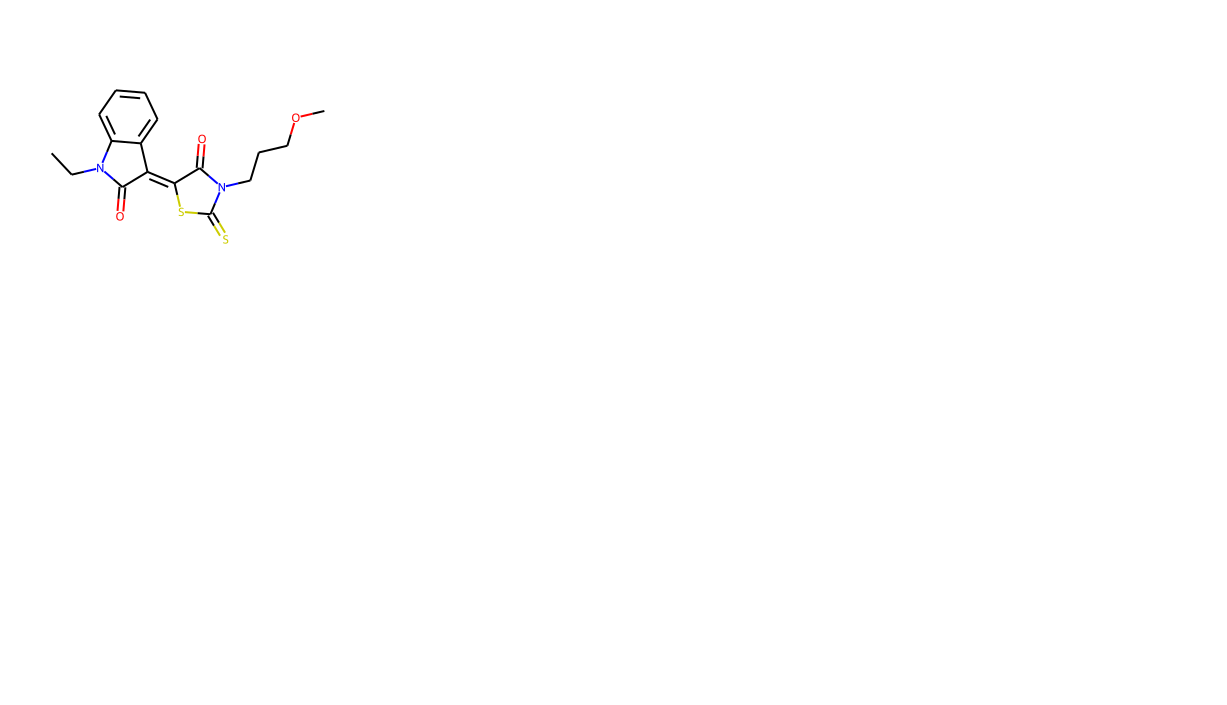
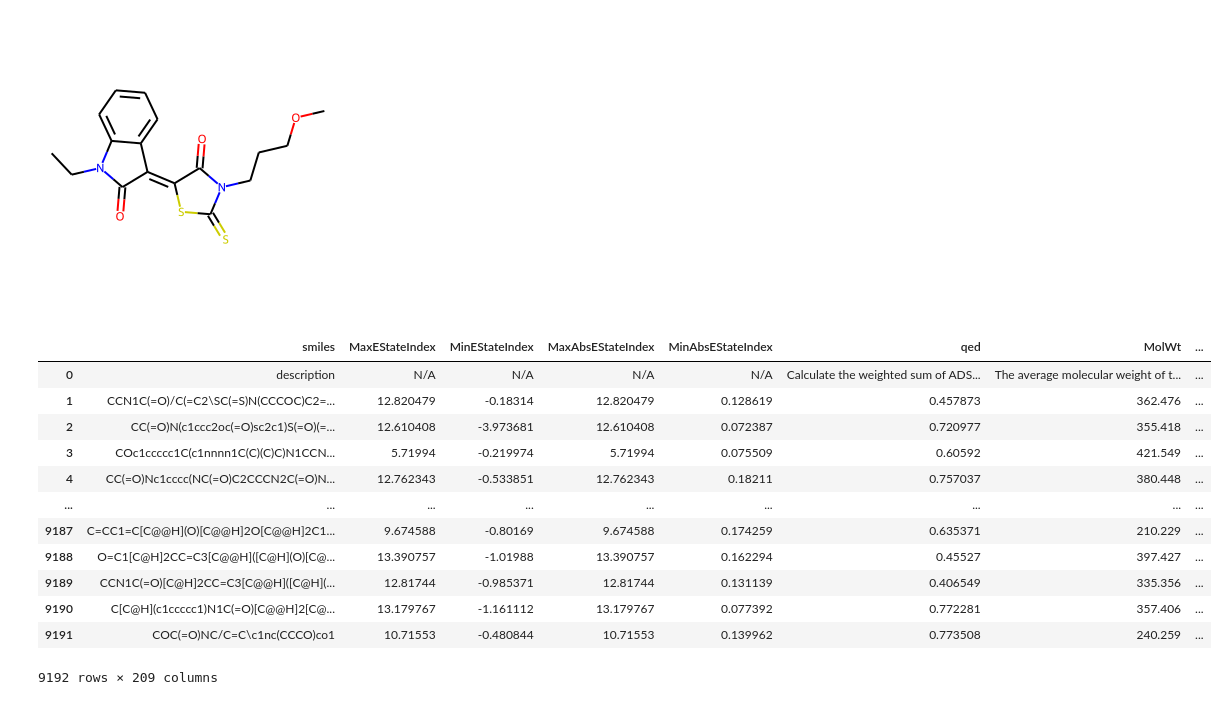
Before and after one commit to JonnaMat/CYP-inhibition, a Jupyter notebook: src/project.ipynb, the cells around one changed output. Cells and saved outputs as stored; diff of their text form; code cells hidden in the pictures; blank space fills up the shorter version.

Commit message:
Implement function to calculate descriptors

```diff
--- a/src/project.ipynb
+++ b/src/project.ipynb
@@ -3,6 +4,6 @@ from data_preparation.basics import load_dataset_split, draw_molecule
 # %%
 task = 'CYP2D6'
-split = load_dataset_split(task)
+split = load_tdc_dataset_split(task)
 # %% [output]
 Found local copy...
 Loading...
@@ -61,3 +62,21 @@ split['test']
 draw_molecule(smiles=split['train']['Drug'][0])
 # %% [output]
 [figure]
+# %%
+df = calculate_descriptors(list(split["train"]["Drug"]))
+# %%
+df
+# %% [output]
+|  | smiles | MaxEStateIndex | MinEStateIndex | MaxAbsEStateIndex | MinAbsEStateIndex | qed | MolWt | ... |
+| 0 | description | N/A | N/A | N/A | N/A | Calculate the weighted sum of ADS... | The average molecular weight of t... | ... |
+| 1 | CCN1C(=O)/C(=C2\SC(=S)N(CCCOC)C2=... | 12.820479 | -0.18314 | 12.820479 | 0.128619 | 0.457873 | 362.476 | ... |
+| 2 | CC(=O)N(c1ccc2oc(=O)sc2c1)S(=O)(=... | 12.610408 | -3.973681 | 12.610408 | 0.072387 | 0.720977 | 355.418 | ... |
+| 3 | COc1ccccc1C(c1nnnn1C(C)(C)C)N1CCN... | 5.71994 | -0.219974 | 5.71994 | 0.075509 | 0.60592 | 421.549 | ... |
+| 4 | CC(=O)Nc1cccc(NC(=O)C2CCCN2C(=O)N... | 12.762343 | -0.533851 | 12.762343 | 0.18211 | 0.757037 | 380.448 | ... |
+| ... | ... | ... | ... | ... | ... | ... | ... | ... |
+| 9187 | C=CC1=C[C@@H](O)[C@@H]2O[C@@H]2C1... | 9.674588 | -0.80169 | 9.674588 | 0.174259 | 0.635371 | 210.229 | ... |
+| 9188 | O=C1[C@H]2CC=C3[C@@H]([C@H](O)[C@... | 13.390757 | -1.01988 | 13.390757 | 0.162294 | 0.45527 | 397.427 | ... |
+| 9189 | CCN1C(=O)[C@H]2CC=C3[C@@H]([C@H](... | 12.81744 | -0.985371 | 12.81744 | 0.131139 | 0.406549 | 335.356 | ... |
+| 9190 | C[C@H](c1ccccc1)N1C(=O)[C@@H]2[C@... | 13.179767 | -1.161112 | 13.179767 | 0.077392 | 0.772281 | 357.406 | ... |
+| 9191 | COC(=O)NC/C=C\c1nc(CCCO)co1 | 10.71553 | -0.480844 | 10.71553 | 0.139962 | 0.773508 | 240.259 | ... |
+9192 rows × 209 columns
```
Also changed, not shown: parts of 1 cell of this notebook, 3 other files.
